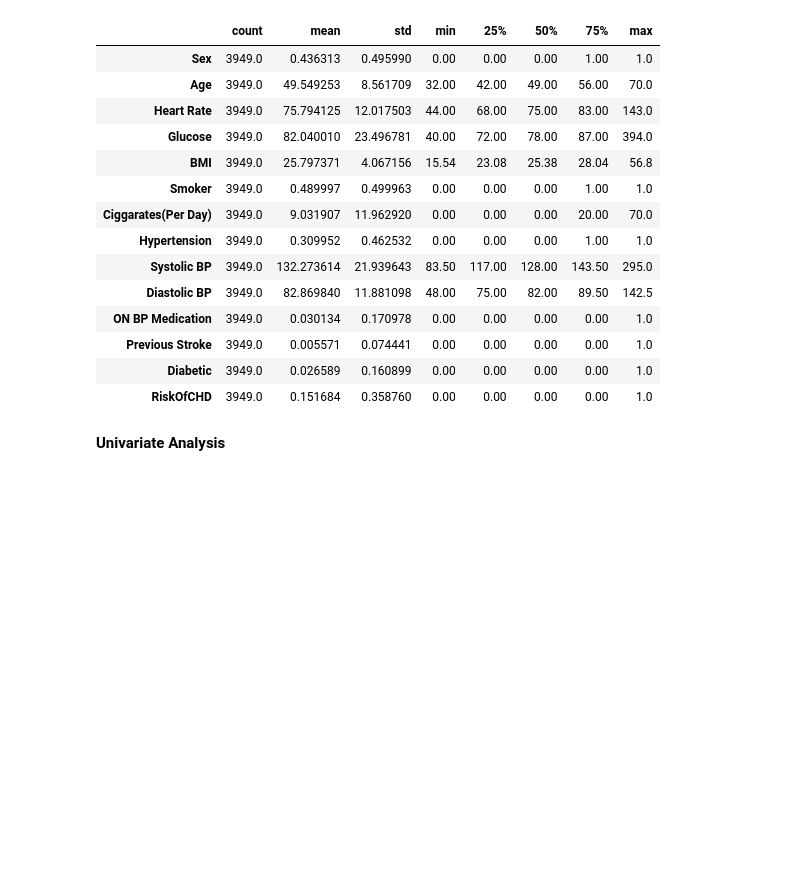
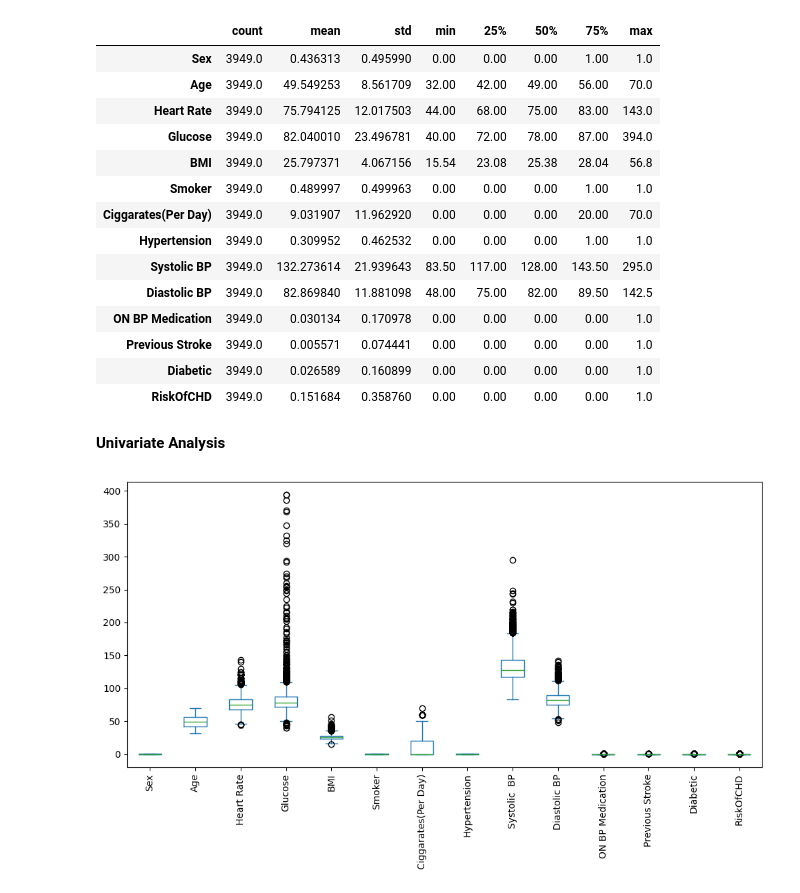
Before and after one commit to karthik-k11/Machine-Learning, a Jupyter notebook: ML/HeartAttack_DT.ipynb, the cells around one changed output. Drawn from its saved outputs; the diff is of its cells as text; code cells hidden in the pictures; blank space fills up the shorter version.

```diff
--- a/ML/HeartAttack_DT.ipynb
+++ b/ML/HeartAttack_DT.ipynb
@@ -131,3 +131,10 @@ df1.describe().T
 | RiskOfCHD | 3949.0 | 0.151684 | 0.358760 | 0.00 | 0.00 | 0.00 | 0.00 | 1.0 |
 # %% [markdown]
 **Univariate Analysis**
+# %%
+df1.plot(kind='box', figsize=(10,6))
+plt.xticks(rotation=90)
+plt.tight_layout()
+plt.show()
+# %% [output]
+[figure, added]
```
Also changed, not shown: parts of 5 cells of this notebook.
